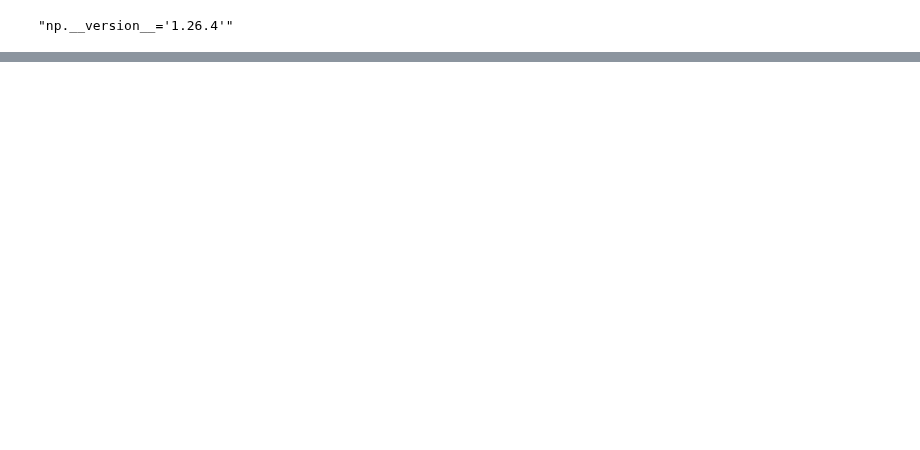
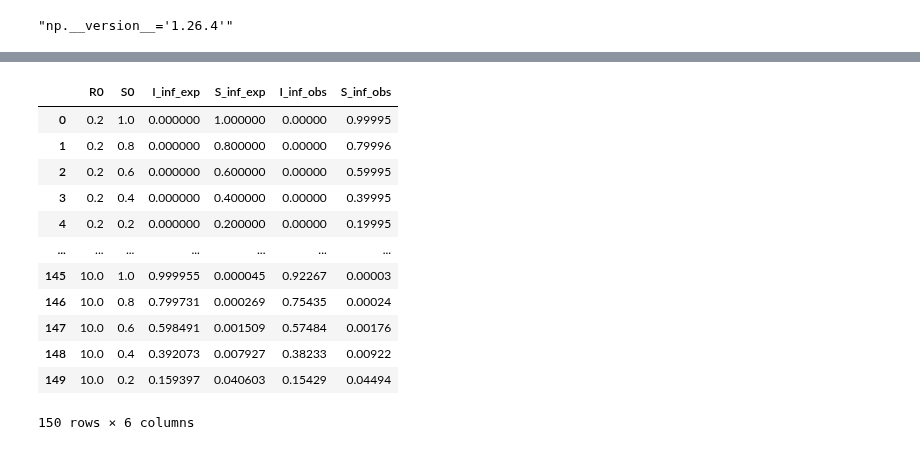
Before and after one commit to InstituteforDiseaseModeling/laser-generic, a Jupyter notebook: notebooks/example_SIR_nobirths.ipynb, the cells around one changed output, grey strips where cells are left out. Cells and saved outputs as stored; diff of their text form; code cells hidden in the pictures; blank space fills up the shorter version.

```diff
--- a/notebooks/example_SIR_nobirths.ipynb
+++ b/notebooks/example_SIR_nobirths.ipynb
@@ -45,0 +54,57 @@ plt.plot(model.patches.cases)
+# %%
+def KM_limit(z, R0, S0, I0):
+    if R0*S0 < 1:
+        return 0
+    else:
+        return z - S0*(1-np.exp(-R0*(z+I0)))
+population = 1e5
+#fsolve(KM_limit, 0, args=(3.0, 0.2, 0.0001))
+R0s = np.concatenate((np.linspace(0.2, 1.0, 5), np.linspace(1.5, 10.0, 25)))
+S0s = [1.0, 0.8, 0.6, 0.4, 0.2]
+output = pd.DataFrame(list(itertools.product(R0s, S0s)), columns=['R0', 'S0'])
+output['I_inf_exp'] = [fsolve(KM_limit, 0.5*(R0*S0>=1), args=(R0, S0, 5/population))[0] for R0, S0 in zip(output['R0'], output['S0'])]
+output['S_inf_exp'] = output['S0']-output['I_inf_exp']
+output['I_inf_obs'] = np.nan
+output['S_inf_obs'] = np.nan
+# %%
+%%capture
+
+inf_mean = 20
+for index, row in output.iterrows():
+    scenario = pd.DataFrame(data=[["homenode", population, "47°36′35″N 122°19′59″W"]], columns=["name", "population", "location"])
+    parameters = PropertySet({"seed": 2, "nticks": 730, "verbose": True, "inf_mean": inf_mean, "beta": row['R0']/inf_mean})
+
+    model = Model(scenario, parameters)
+    model.components = [
+        Susceptibility,
+        Transmission,
+        Infection,
+    ]
+
+    set_initial_susceptibility_randomly(model, row['S0'])
+    seed_infections_randomly(model, ninfections=5)
+    model.run()
+
+    output.loc[index, 'I_inf_obs'] = np.sum(model.patches.incidence)/population
+    output.loc[index, 'S_inf_obs'] = model.patches.susceptibility[-1]/population
+
+
+# for R0 in R0s:
+#     for S0 in S0s:
+#         expected =
+# %%
+output
+# %% [output]
+|  | R0 | S0 | I_inf_exp | S_inf_exp | I_inf_obs | S_inf_obs |
+| 0 | 0.2 | 1.0 | 0.000000 | 1.000000 | 0.00000 | 0.99995 |
+| 1 | 0.2 | 0.8 | 0.000000 | 0.800000 | 0.00000 | 0.79996 |
+| 2 | 0.2 | 0.6 | 0.000000 | 0.600000 | 0.00000 | 0.59995 |
+| 3 | 0.2 | 0.4 | 0.000000 | 0.400000 | 0.00000 | 0.39995 |
+| 4 | 0.2 | 0.2 | 0.000000 | 0.200000 | 0.00000 | 0.19995 |
+| ... | ... | ... | ... | ... | ... | ... |
+| 145 | 10.0 | 1.0 | 0.999955 | 0.000045 | 0.92267 | 0.00003 |
+| 146 | 10.0 | 0.8 | 0.799731 | 0.000269 | 0.75435 | 0.00024 |
+| 147 | 10.0 | 0.6 | 0.598491 | 0.001509 | 0.57484 | 0.00176 |
+| 148 | 10.0 | 0.4 | 0.392073 | 0.007927 | 0.38233 | 0.00922 |
+| 149 | 10.0 | 0.2 | 0.159397 | 0.040603 | 0.15429 | 0.04494 |
+150 rows × 6 columns
```
Also changed, not shown: parts of 7 cells of this notebook, 6 other files.
